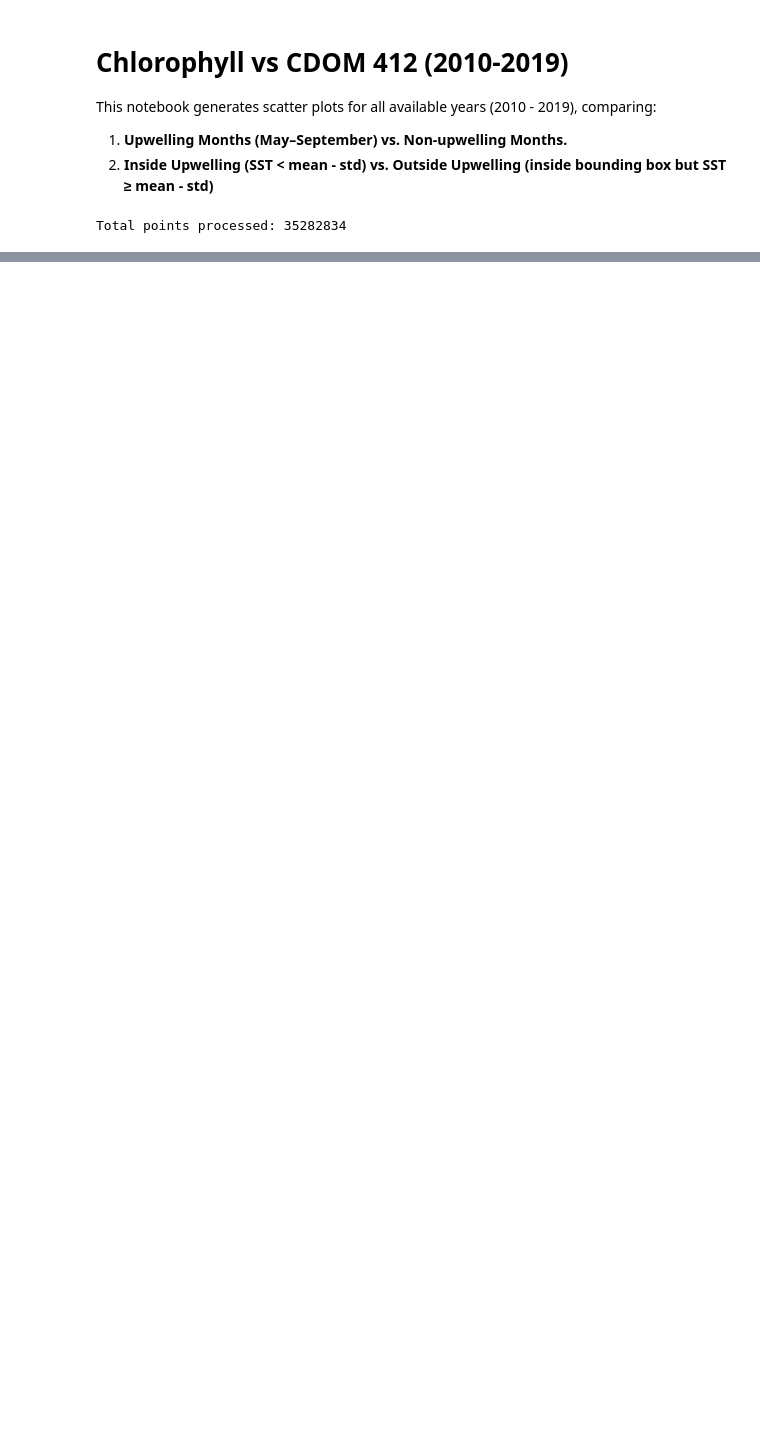
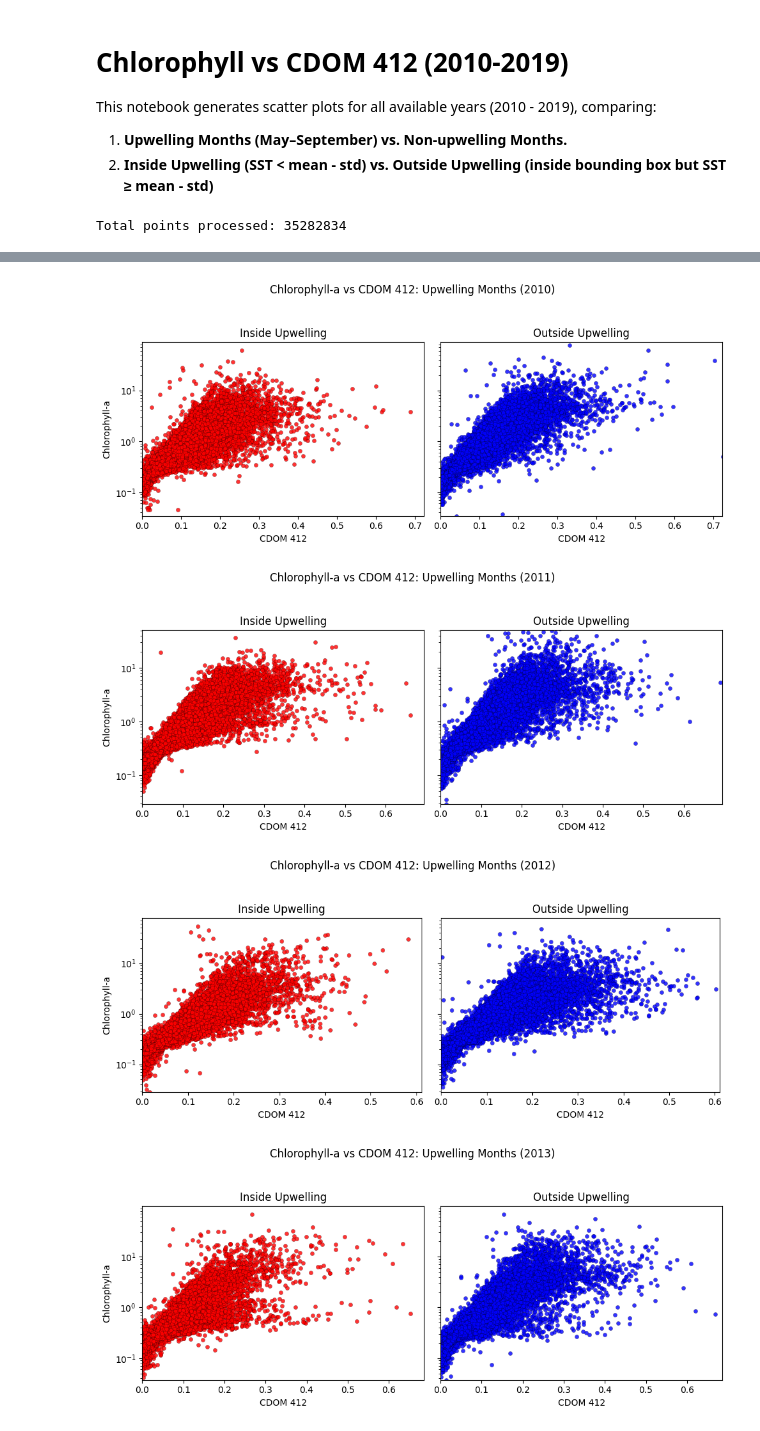
Before and after one commit to makaip/nasa-murep-local, a Jupyter notebook: cdom_sst/experiments/feature_space/chlor_vs_cdom_all_years_comparison.ipynb, the cells around one changed output, grey strips where cells are left out. Drawn from its saved outputs; the diff is of its cells as text; code cells hidden in the pictures; blank space fills up the shorter version.

```diff
--- a/cdom_sst/experiments/feature_space/chlor_vs_cdom_all_years_comparison.ipynb
+++ b/cdom_sst/experiments/feature_space/chlor_vs_cdom_all_years_comparison.ipynb
@@ -332,0 +267,75 @@ plot_zones(all_data[all_data['Season'] == 'Non-upwelling Months (Oct-Apr)'],
+# %%
+# Figure Type 4: Inside Upwelling vs Outside Upwelling during Upwelling Months (May-Sep) for each year
+import os
+output_dir_4 = '../../../figures/chlor_vs_cdom_upwelling_zones_yearly/'
+os.makedirs(output_dir_4, exist_ok=True)
+
+years = sorted(all_data['year'].unique())
+max_points = 50000
+
+for year in years:
+    year_data = all_data[(all_data['year'] == year) & (all_data['Season'] == 'Upwelling Months (May-Sep)')].copy()
+    if year_data.empty:
+        continue
+
+    # Subsample if necessary
+    zone_in = year_data[year_data['Zone'] == 'Inside Upwelling']
+    zone_out = year_data[year_data['Zone'] == 'Outside Upwelling']
+
+    if len(zone_in) > max_points:
+        zone_in = zone_in.sample(n=max_points, random_state=42)
+    if len(zone_out) > max_points:
+        zone_out = zone_out.sample(n=max_points, random_state=42)
+
+    y_min = min(zone_in['chlor'].min(), zone_out['chlor'].min())
+
+    fig, axes = plt.subplots(1, 2, figsize=(10, 4), sharex=True, sharey=True)
+
+    # Inside Upwelling (Left)
+    sns.scatterplot(
+        ax=axes[0],
+        data=zone_in,
+        x='cdom412',
+        y='chlor',
+        color='red',
+        alpha=0.8,
+        marker='o',
+        s=20,
+        linewidth=0.2,
+        edgecolor='black'
+    )
+    axes[0].set_title('Inside Upwelling')
+    axes[0].set_xlabel('CDOM 412')
+    axes[0].set_ylabel('Chlorophyll-a')
+    axes[0].set_yscale('log')
+    axes[0].set_xlim(left=0)
+    axes[0].set_ylim(bottom=y_min)
+
+    # Outside Upwelling (Right)
+    sns.scatterplot(
+        ax=axes[1],
+        data=zone_out,
+        x='cdom412',
+        y='chlor',
+        color='blue',
+        alpha=0.8,
+        marker='o',
+        s=20,
+        linewidth=0.2,
+        edgecolor='black'
+    )
+    axes[1].set_title('Outside Upwelling')
+    axes[1].set_xlabel('CDOM 412')
+    axes[1].set_yscale('log')
+    axes[1].set_xlim(left=0)
+    axes[1].set_ylim(bottom=y_min)
+
+    fig.suptitle(f'Chlorophyll-a vs CDOM 412: Upwelling Months ({year})', y=1.05)
+    plt.tight_layout()
+    plt.savefig(os.path.join(output_dir_4, f'chlor_vs_cdom_upwelling_months_{year}.png'), dpi=300, bbox_inches='tight')
+    plt.show()
+# %% [output]
+[figure, added]
+[figure, added]
+[figure, added]
+[figure, added]
```
Also changed, not shown: parts of 4 cells of this notebook.
